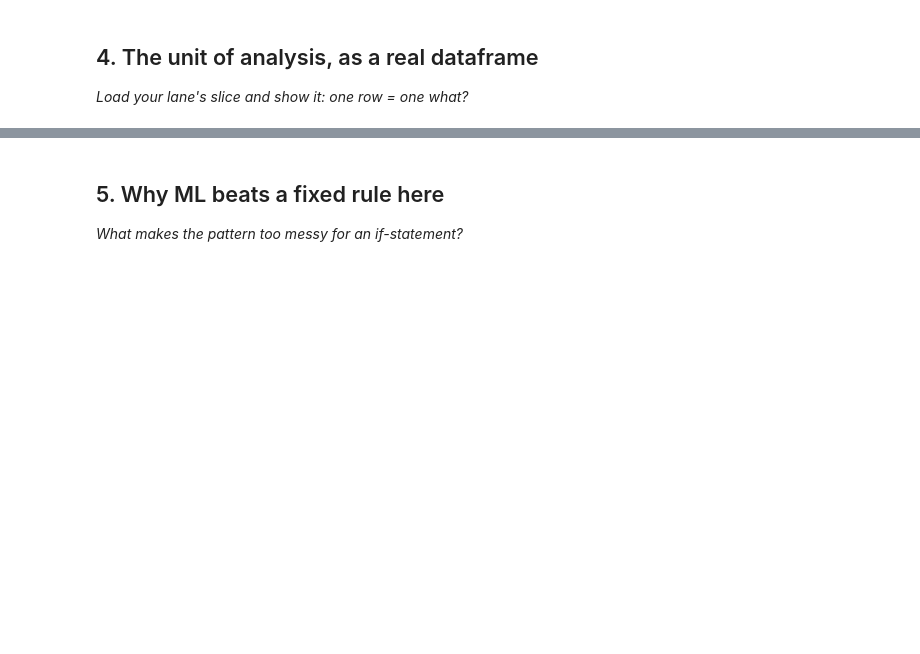
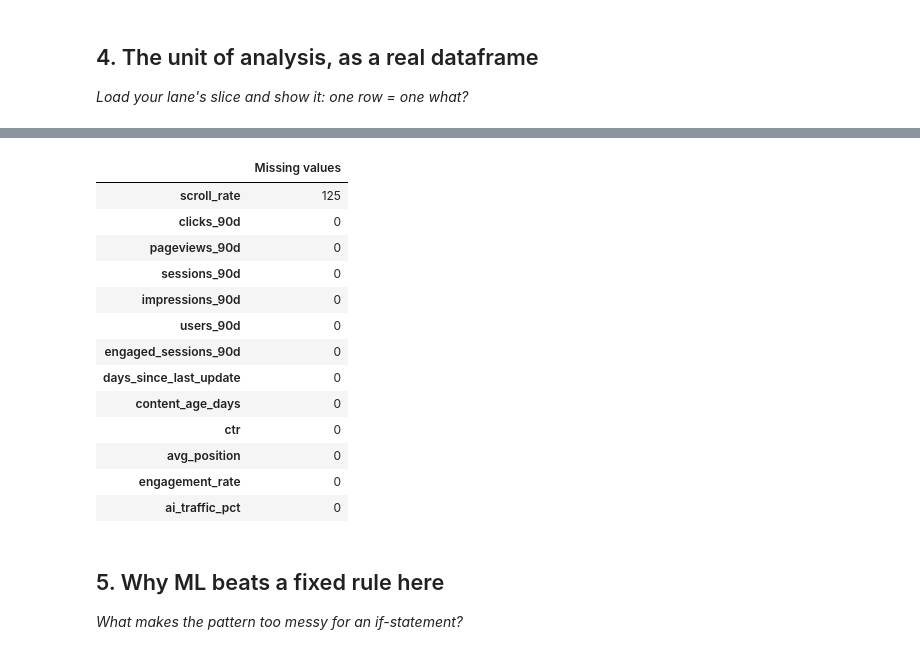
Before and after one commit to deetijasmitha/flyrank-ml-internship, a Jupyter notebook: work/notebooks/w02_ml_task_framing.ipynb, the cells around one changed output, grey strips where cells are left out. Cells and saved outputs as stored; diff of their text form; code cells hidden in the pictures; blank space fills up the shorter version.

```diff
--- a/work/notebooks/w02_ml_task_framing.ipynb
+++ b/work/notebooks/w02_ml_task_framing.ipynb
@@ -78,3 +133,24 @@ df.head()
+# %%
+# Check missing values in the main signals
+
+missing = df[candidate_features].isna().sum().sort_values(ascending=False)
+
+missing.to_frame("Missing values")
+# %% [output]
+|  | Missing values |
+| scroll_rate | 125 |
+| clicks_90d | 0 |
+| pageviews_90d | 0 |
+| sessions_90d | 0 |
+| impressions_90d | 0 |
+| users_90d | 0 |
+| engaged_sessions_90d | 0 |
+| days_since_last_update | 0 |
+| content_age_days | 0 |
+| ctr | 0 |
+| avg_position | 0 |
+| engagement_rate | 0 |
+| ai_traffic_pct | 0 |
 # %% [markdown]
 ## 5. Why ML beats a fixed rule here
 
```
Also changed, not shown: parts of 11 cells of this notebook.
